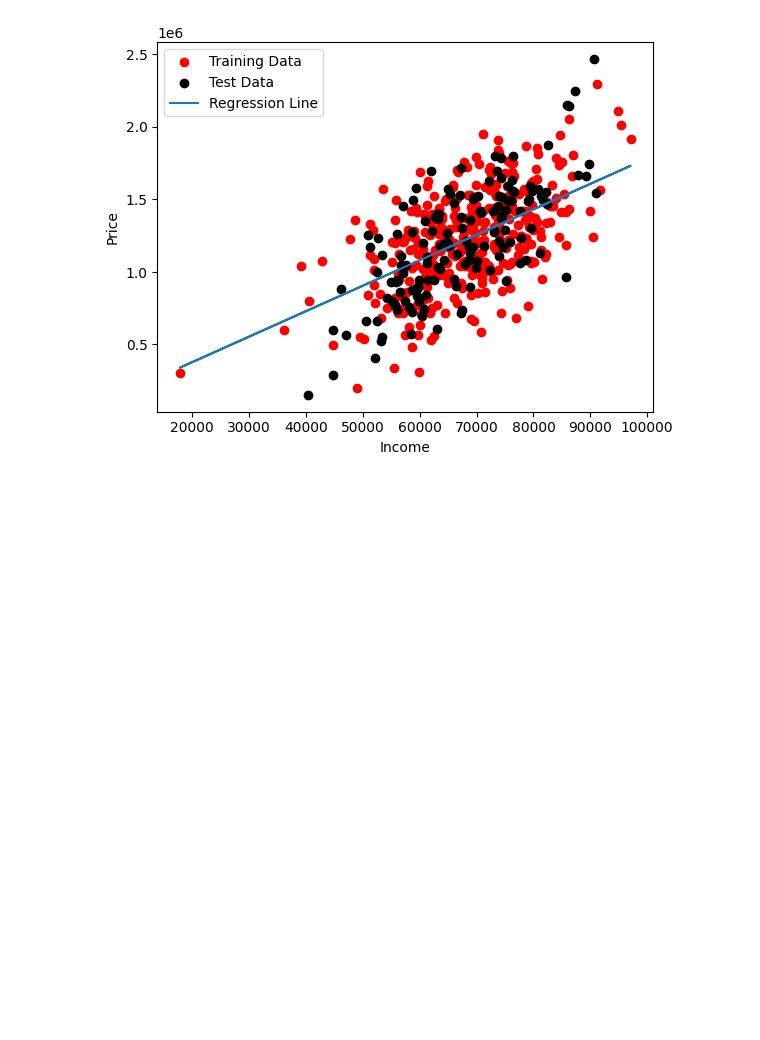
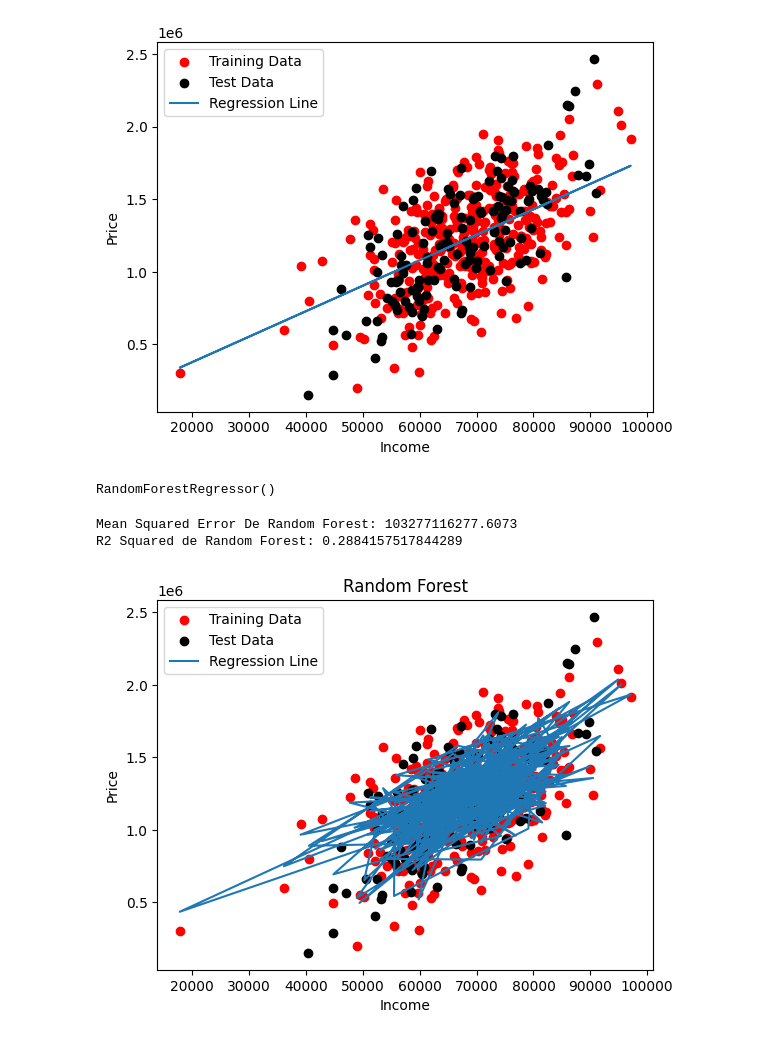
Before and after one commit to dahouda2pro/Machine-Learning---BAC4-IA-, a Jupyter notebook: Chapitre-2-Lab-2.ipynb, the cells around one changed output. Cells and saved outputs as stored; diff of their text form; code cells hidden in the pictures; blank space fills up the shorter version.

```diff
--- a/Chapitre-2-Lab-2.ipynb
+++ b/Chapitre-2-Lab-2.ipynb
@@ -278,0 +281,5 @@ plt.show()
+# %%
+modele_Random_Forest = RandomForestRegressor()
+modele_Random_Forest.fit(X_train, y_train)
+# %% [output]
+RandomForestRegressor()
@@ -278,0 +288,17 @@ plt.show()
+# %%
+print("Mean Squared Error De Random Forest:", mean_squared_error(y_test, y_predicted_rf))
+print("R2 Squared de Random Forest:", r2_score(y_test, y_predicted_rf))
+# %% [output]
+Mean Squared Error De Random Forest: 103277116277.6073
+R2 Squared de Random Forest: 0.2884157517844289
+# %%
+plt.scatter(X_train, y_train, color='red', label='Training Data') # Donnees d'entrainement
+plt.scatter(X_test, y_test, color='black', label='Test Data') # Donnees d'entrainement
+plt.plot(X_train, modele_Random_Forest.predict(X_train), label='Regression Line') # Prediction sur les donnes d'entrainement
+plt.xlabel("Income")
+plt.ylabel("Price")
+plt.title("Random Forest")
+plt.legend()
+plt.show()
+# %% [output]
+[figure, added]
```
Also changed, not shown: parts of 2 cells of this notebook, 7 other files.
